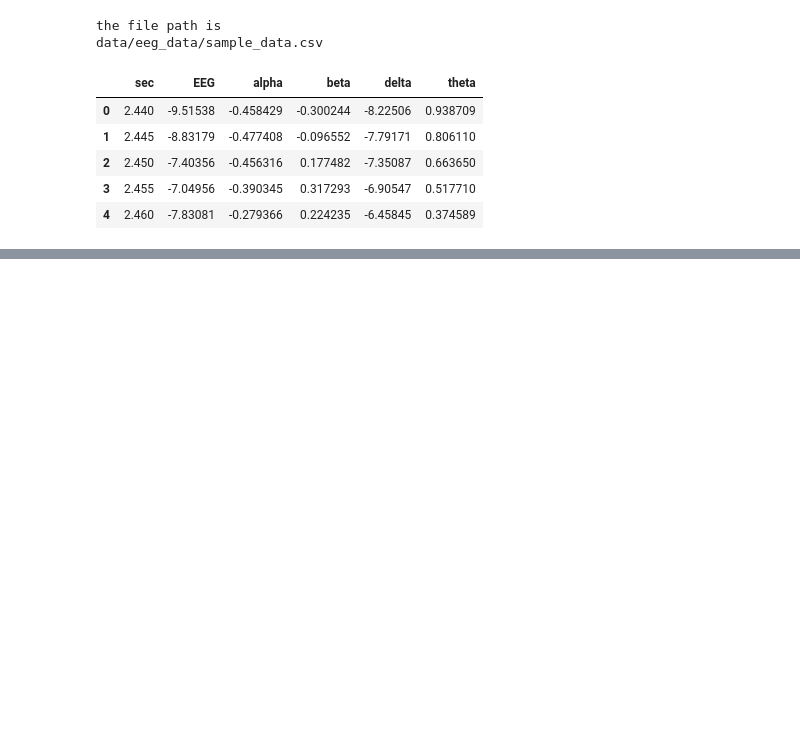
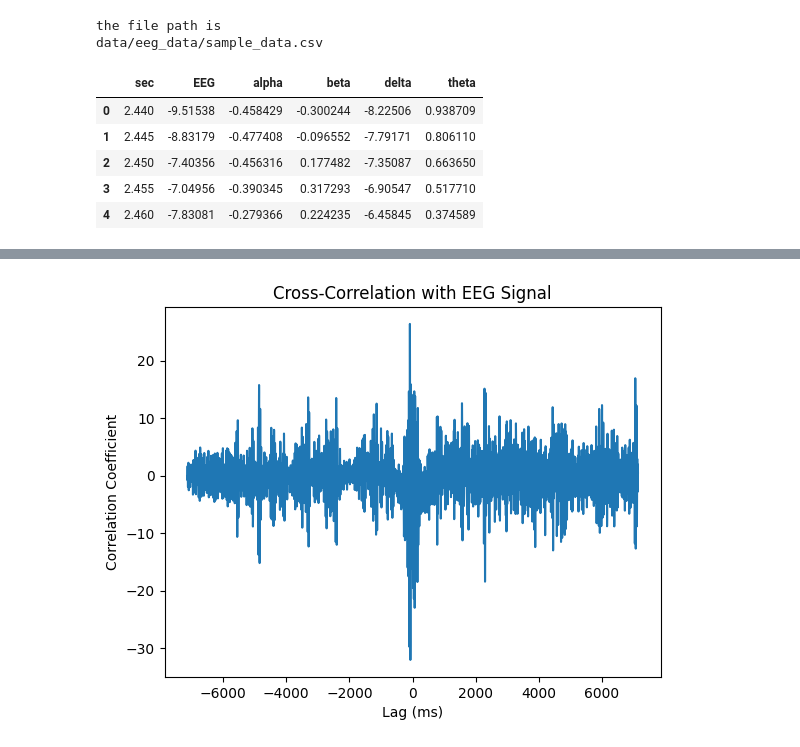
Before and after one commit to preethihiremath/brainsurf, a Jupyter notebook: demo.ipynb, the cells around one changed output, grey strips where cells are left out. Saved outputs shown, nothing was run; the diff lists cells and outputs as text; code cells hidden in the pictures; blank space fills up the shorter version.

```diff
--- a/demo.ipynb
+++ b/demo.ipynb
@@ -48,0 +72,11 @@ wps.welch_power_spectrum(data,200)
+# %%
+# calculate coherence between alpha and theta bands
+lags, xcorr_alpha = stats.calculate_cross_correlation(data['alpha'].to_numpy().T , data['theta'].to_numpy().T)
+_, xcorr_beta = stats.calculate_cross_correlation(data['alpha'].to_numpy().T , data['theta'].to_numpy().T)
+import matplotlib.pyplot as plt
+# plot the cross-correlation functions
+# plt.plot(lags, xcorr_alpha, label='Alpha')
+# plt.plot(lags, xcorr_beta, label='Beta')
+plot_eeg.plot_eeg_signal(xcorr_alpha,lags, 'Cross-Correlation with EEG Signal','Lag (ms)','Correlation Coefficient')
+# %% [output]
+[figure, added]
```
Also changed, not shown: parts of 13 cells of this notebook, 22 other files.
